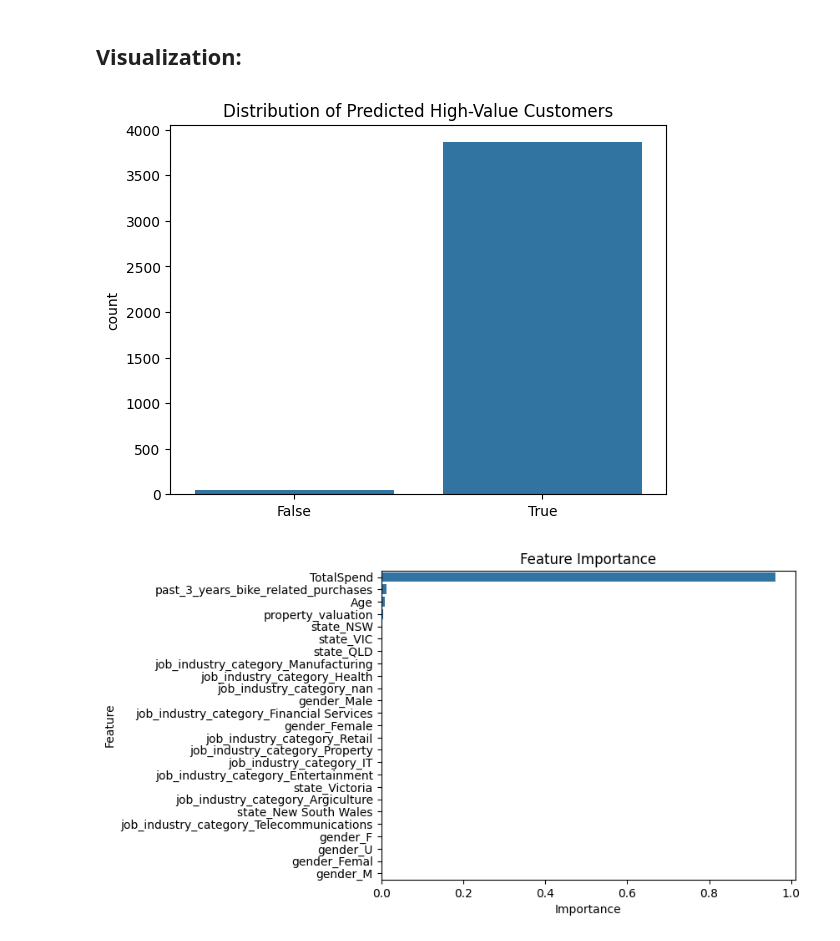
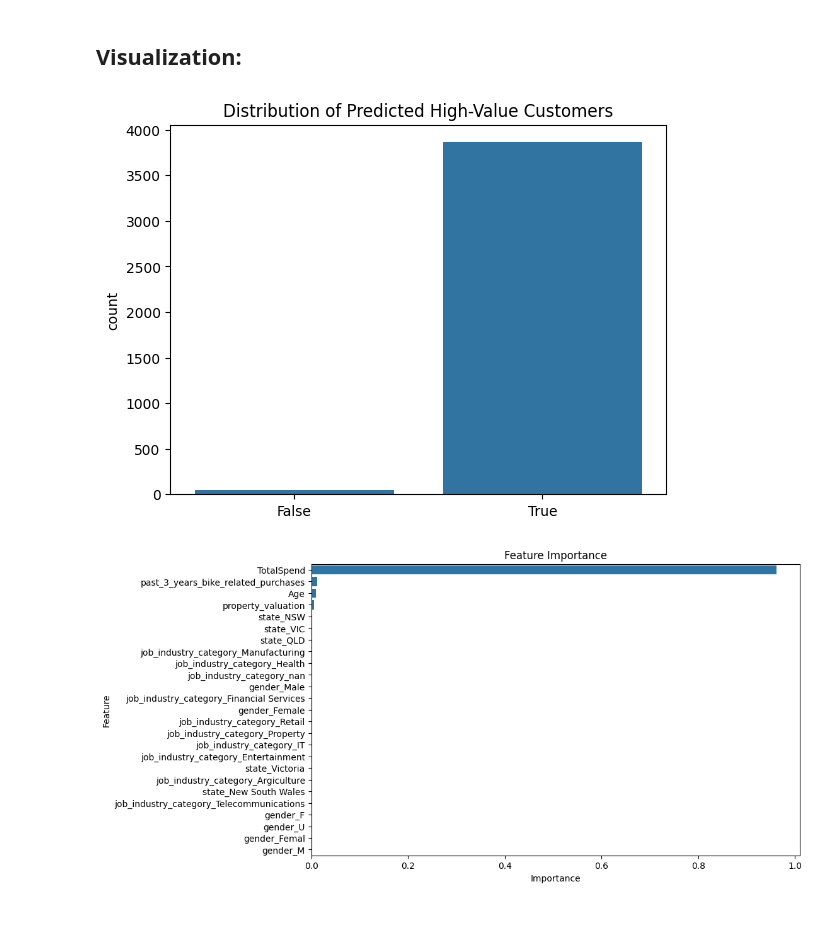
Before and after one commit to Waltberry/KPMG, a Jupyter notebook: Data Analytics/analysis.ipynb, the cells around one changed output. Cells and saved outputs as stored; diff of their text form; code cells hidden in the pictures.

```diff
--- a/Data Analytics/analysis.ipynb
+++ b/Data Analytics/analysis.ipynb
@@ -170,8 +191,9 @@ preprocessor = ColumnTransformer(
 ## Model Selection and Training:
 # %%
 # Define features and target
-X = customer_data[['Age', 'TotalSpend', 'gender', 'state', 'job_industry_category', 'past_3_years_bike_related_purchases', 'property_valuation']]
-y = customer_data['high_value_customer']  # This column now exists
+X = customer_data[['Age', 'TotalSpend', 'gender', 'state', 'job_industry_category',
+                   'past_3_years_bike_related_purchases', 'property_valuation']]
+y = customer_data['high_value_customer']
 
 # Split data into training and validation sets
 X_train, X_val, y_train, y_val = train_test_split(X, y, test_size=0.2, random_state=42)
@@ -212,22 +234,23 @@ weighted avg       1.00      1.00      1.00      3905
 # %% [markdown]
 ## Visualization:
 # %%
-
-
-# Example: Visualizing the distribution of predicted high-value customers
+# Visualize predicted high-value customers distribution
 sns.countplot(x=y_pred)
 plt.title('Distribution of Predicted High-Value Customers')
 plt.show()
 
-# Example: Feature importance
+# Feature importance visualization
 feature_importances = model_pipeline.named_steps['classifier'].feature_importances_
 features = numerical_cols + list(model_pipeline.named_steps['preprocessor'].named_transformers_['cat'].get_feature_names_out())
 importance_df = pd.DataFrame({'Feature': features, 'Importance': feature_importances})
 importance_df.sort_values(by='Importance', ascending=False, inplace=True)
 
+plt.figure(figsize=(10, 6))
 sns.barplot(x='Importance', y='Feature', data=importance_df)
 plt.title('Feature Importance')
+plt.xlabel('Importance')
+plt.ylabel('Feature')
 plt.show()
 # %% [output]
 [figure]
-[figure, old version]
+[figure, new version]
```
Also changed, not shown: parts of 2 cells of this notebook.
